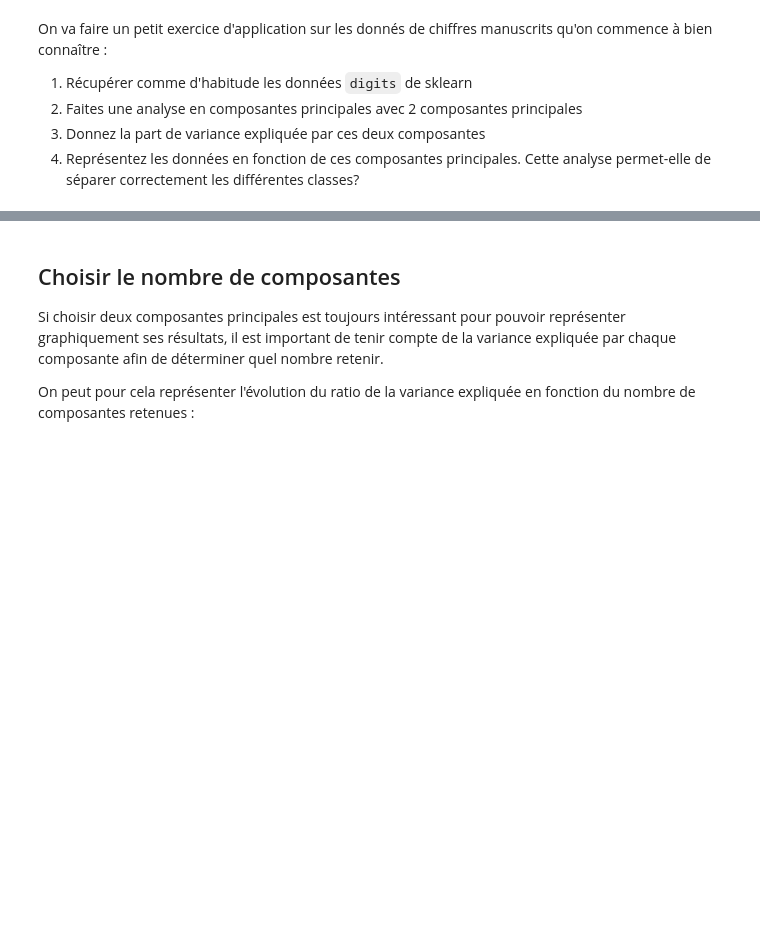
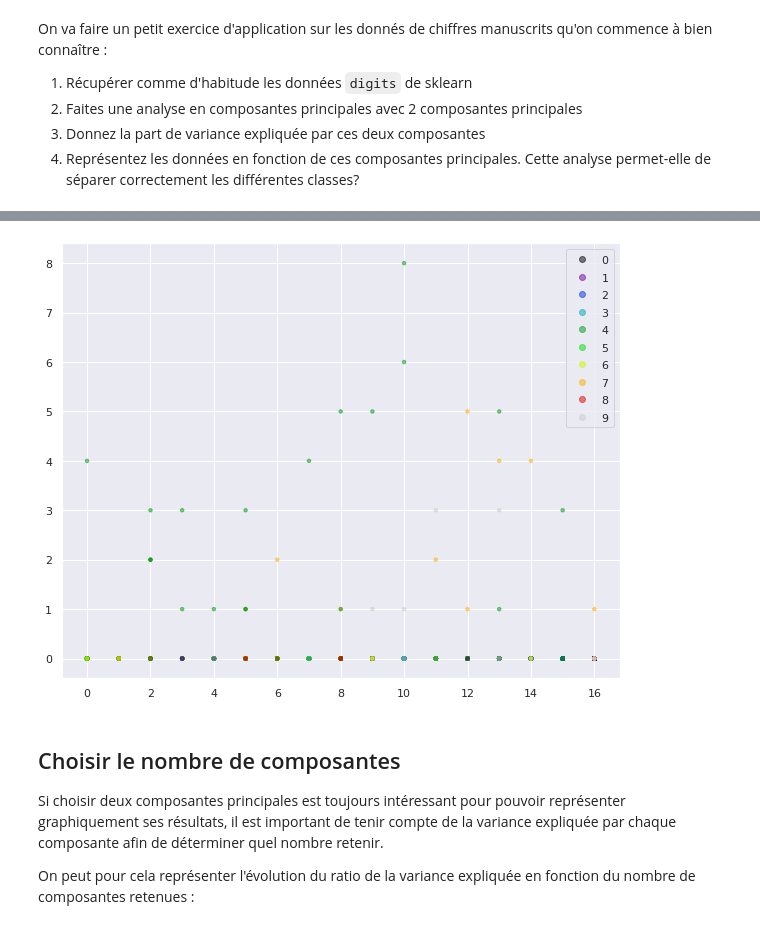
Before and after one commit to louiskuhn/IA-P2-Euskadi, a Jupyter notebook: Ressources/Machine Learning/ACP/ACP.ipynb, the cells around one changed output, grey strips where cells are left out. Drawn from its saved outputs; the diff is of its cells as text; code cells hidden in the pictures; blank space fills up the shorter version.

```diff
--- a/Ressources/Machine Learning/ACP/ACP.ipynb
+++ b/Ressources/Machine Learning/ACP/ACP.ipynb
@@ -143,3 +190,12 @@ On va faire un petit exercice d'application sur les donnés de chiffres manuscri
+# %%
+# que se passe t-il si on prend 2 pixels quelconque ?
+plt.figure(figsize=(10,8))
+scat = plt.scatter(X[:,12], X[:,23],
+                   c=y, cmap=plt.cm.get_cmap('nipy_spectral'),
+                   alpha=0.5, s=12)
+plt.legend(*scat.legend_elements());
+# %% [output]
+[figure, added]
 # %% [markdown]
 ## Choisir le nombre de composantes
 
```
Also changed, not shown: parts of 21 cells of this notebook.
